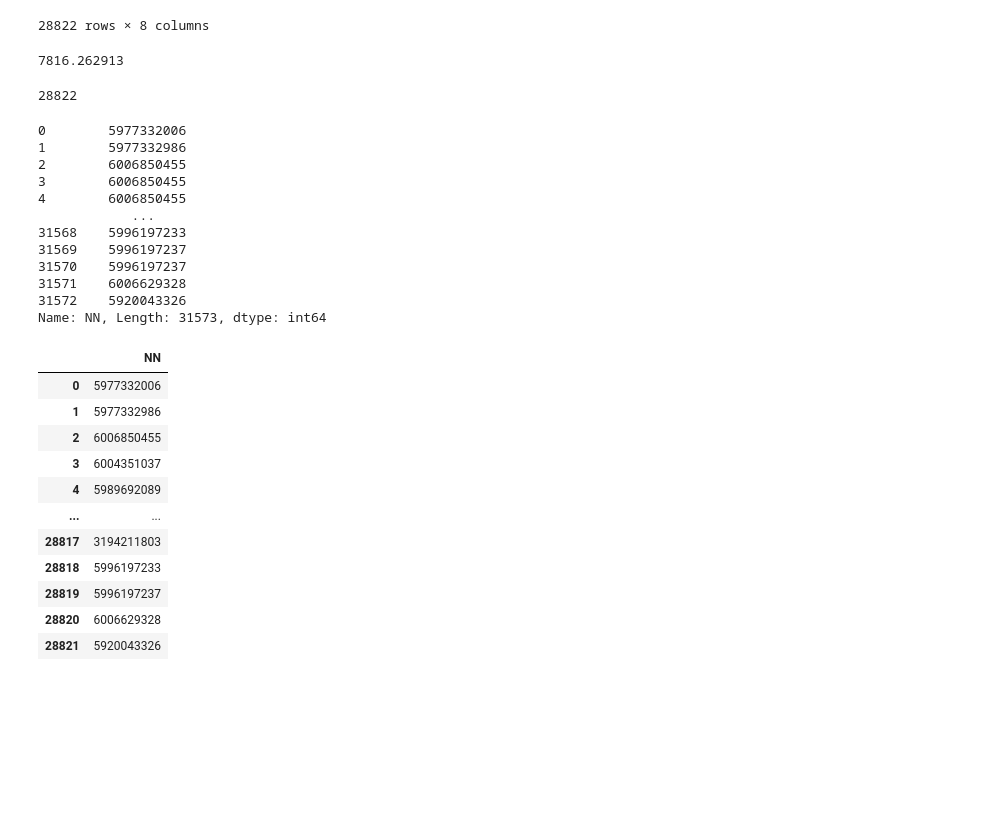
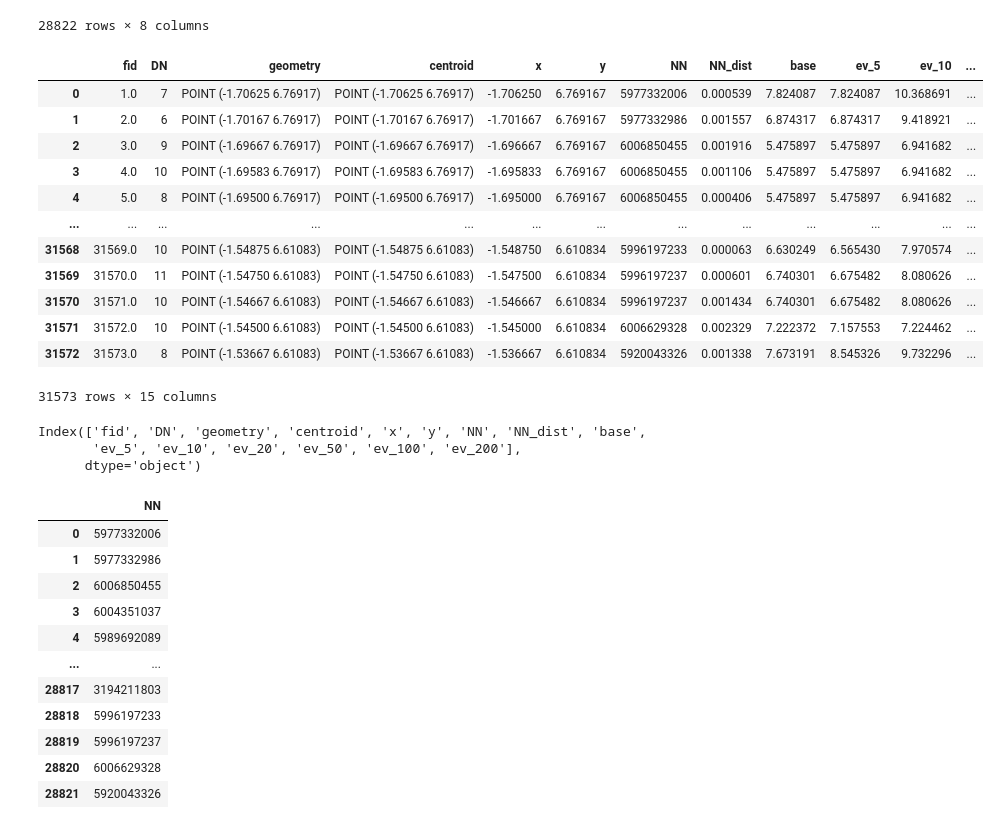
Before and after one commit to ccsuehara/ghana_access, a Jupyter notebook: scripts/create_graph.ipynb, the cells around one changed output. Cells and saved outputs as stored; diff of their text form; code cells hidden in the pictures; blank space fills up the shorter version.

```diff
--- a/scripts/create_graph.ipynb
+++ b/scripts/create_graph.ipynb
@@ -411,25 +444,33 @@ dic_all['schools']
 | 28821 | 5920043326 | 7.673191 | 8.545326 | 9.732296 | 11.133671 | 11.755471 | 1646.700648 | 2381.687962 |
 28822 rows × 8 columns
 # %%
-populatio
+popu_schools = gdf_popu.merge(dic_all['schools'], on= 'NN', how = "left")
+popu_schools.columns
 # %% [output]
+|  | fid | DN | geometry | centroid | x | y | NN | NN_dist | base | ev_5 | ev_10 | ... |
+| 0 | 1.0 | 7 | POINT (-1.70625 6.76917) | POINT (-1.70625 6.76917) | -1.706250 | 6.769167 | 5977332006 | 0.000539 | 7.824087 | 7.824087 | 10.368691 | ... |
+| 1 | 2.0 | 6 | POINT (-1.70167 6.76917) | POINT (-1.70167 6.76917) | -1.701667 | 6.769167 | 5977332986 | 0.001557 | 6.874317 | 6.874317 | 9.418921 | ... |
+| 2 | 3.0 | 9 | POINT (-1.69667 6.76917) | POINT (-1.69667 6.76917) | -1.696667 | 6.769167 | 6006850455 | 0.001916 | 5.475897 | 5.475897 | 6.941682 | ... |
+| 3 | 4.0 | 10 | POINT (-1.69583 6.76917) | POINT (-1.69583 6.76917) | -1.695833 | 6.769167 | 6006850455 | 0.001106 | 5.475897 | 5.475897 | 6.941682 | ... |
+| 4 | 5.0 | 8 | POINT (-1.69500 6.76917) | POINT (-1.69500 6.76917) | -1.695000 | 6.769167 | 6006850455 | 0.000406 | 5.475897 | 5.475897 | 6.941682 | ... |
+| ... | ... | ... | ... | ... | ... | ... | ... | ... | ... | ... | ... | ... |
+| 31568 | 31569.0 | 10 | POINT (-1.54875 6.61083) | POINT (-1.54875 6.61083) | -1.548750 | 6.610834 | 5996197233 | 0.000063 | 6.630249 | 6.565430 | 7.970574 | ... |
+| 31569 | 31570.0 | 11 | POINT (-1.54750 6.61083) | POINT (-1.54750 6.61083) | -1.547500 | 6.610834 | 5996197237 | 0.000601 | 6.740301 | 6.675482 | 8.080626 | ... |
+| 31570 | 31571.0 | 10 | POINT (-1.54667 6.61083) | POINT (-1.54667 6.61083) | -1.546667 | 6.610834 | 5996197237 | 0.001434 | 6.740301 | 6.675482 | 8.080626 | ... |
+| 31571 | 31572.0 | 10 | POINT (-1.54500 6.61083) | POINT (-1.54500 6.61083) | -1.545000 | 6.610834 | 6006629328 | 0.002329 | 7.222372 | 7.157553 | 7.224462 | ... |
+| 31572 | 31573.0 | 8 | POINT (-1.53667 6.61083) | POINT (-1.53667 6.61083) | -1.536667 | 6.610834 | 5920043326 | 0.001338 | 7.673191 | 8.545326 | 9.732296 | ... |
-7816.262913
+31573 rows × 15 columns
+# %%
+popu_schools.columns
+# %% [output]
+Index(['fid', 'DN', 'geometry', 'centroid', 'x', 'y', 'NN', 'NN_dist', 'base',
+       'ev_5', 'ev_10', 'ev_20', 'ev_50', 'ev_100', 'ev_200'],
+      dtype='object')
 # %%
+for x in ['ev_5', 'ev_10', 'ev_20', 'ev_50', 'ev_100', 'ev_200']:
+    popu_schools['dtime_' + x] = popu_schools[x] - popu_schools['base']
+    popu_schools["worse_"  + x] = np.where(popu_schools['base'] < popu_schools[x],popu_schools['DN'],0)
+    popu_schools['dtime_' + x + '_t'] = popu_schools["worse_"  + x] * popu_schools['dtime_' + x]
-# %% [output]
-28822
 # %%
-gdf_popu.NN
+kumasi_schools = gpd.sjoin(popu_schools, kumasi, how = "inner", predicate ='intersects')
-# %% [output]
-0        5977332006
-1        5977332986
-2        6006850455
-3        6006850455
-4        6006850455
-            ...
-31568    5996197233
-31569    5996197237
-31570    5996197237
-31571    6006629328
-31572    5920043326
-Name: NN, Length: 31573, dtype: int64
 # %%
```
Also changed, not shown: parts of 6 cells of this notebook, 4 other files.
